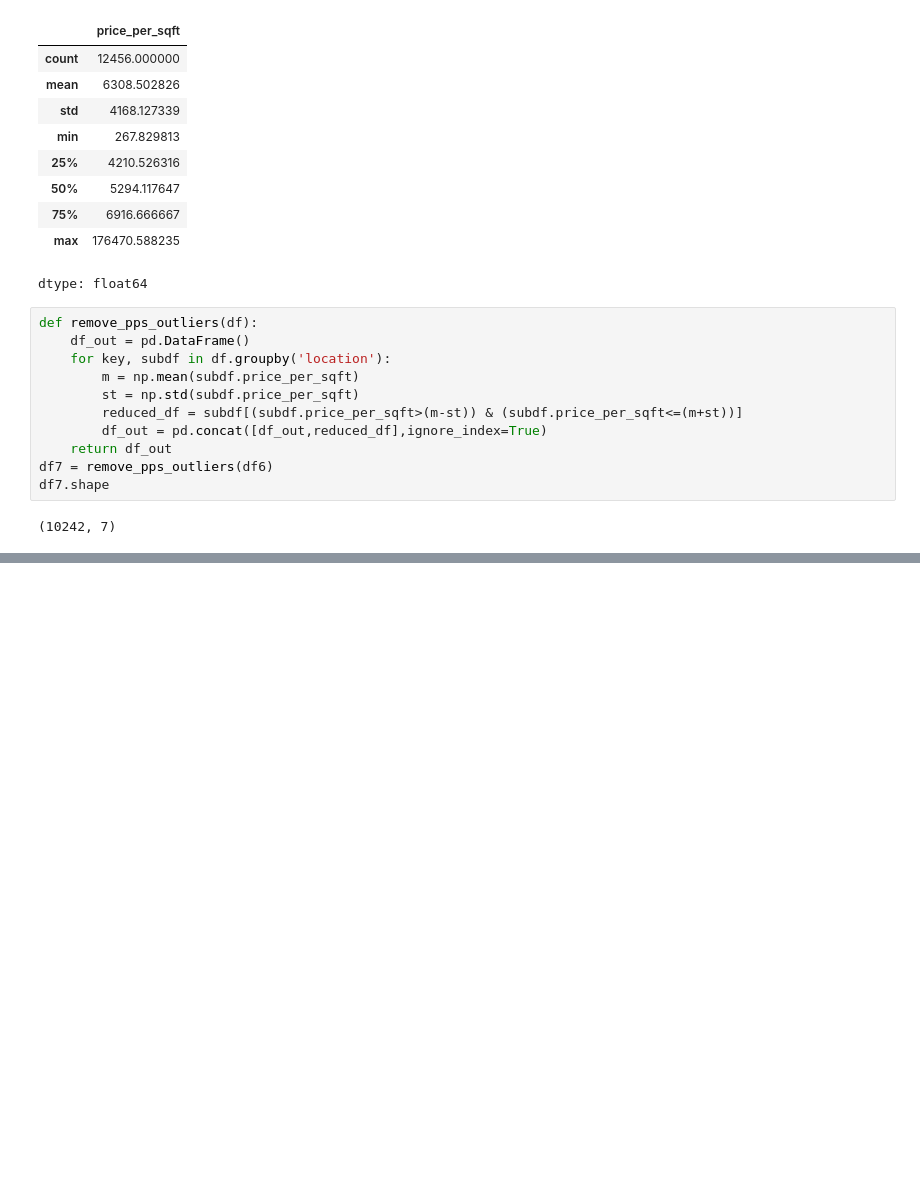
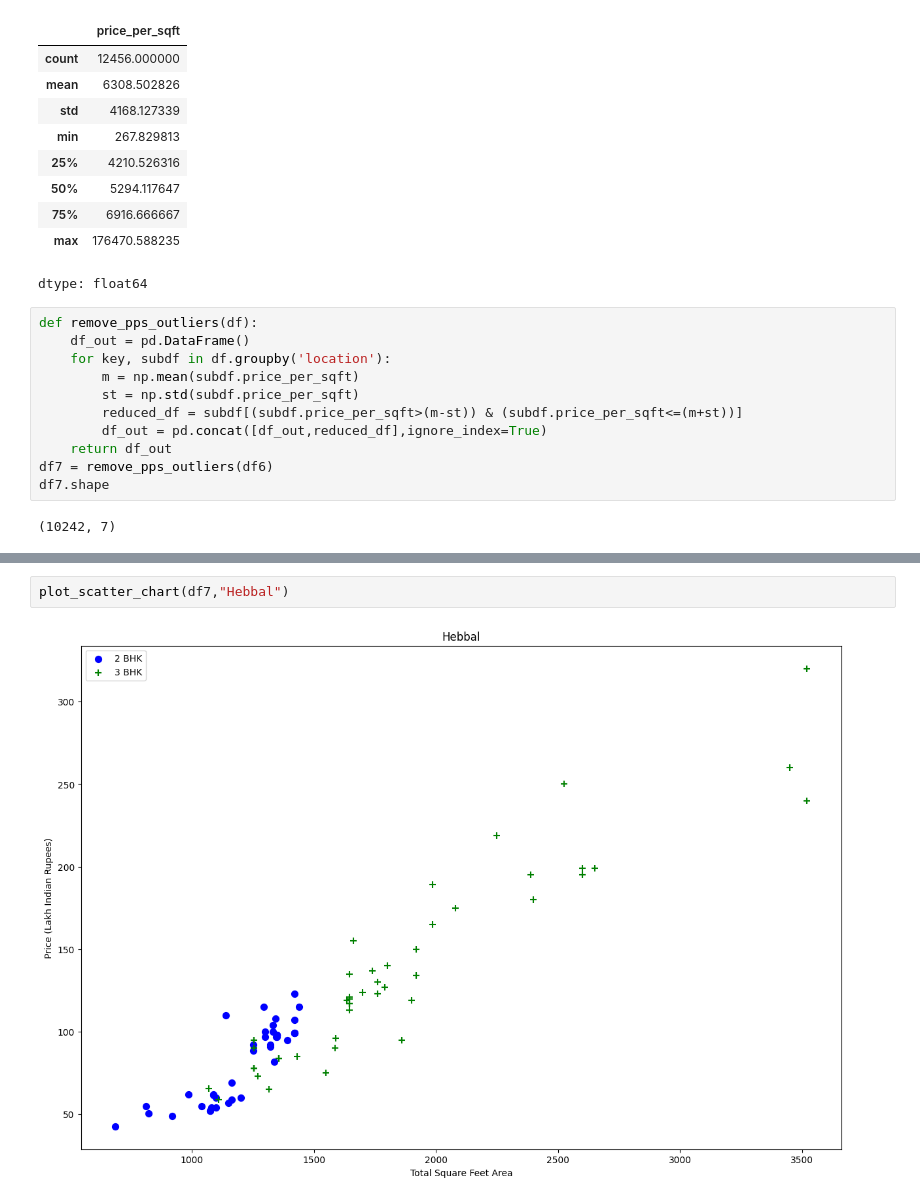
Before and after one commit to NarendarB0152/VignanUniversityWorkShop, a Jupyter notebook: Project/Project.ipynb, the cells around one changed output, grey strips where cells are left out. Cells and saved outputs as stored; diff of their text form; blank space fills up the shorter version.

```diff
--- a/Project/Project.ipynb
+++ b/Project/Project.ipynb
@@ -401,0 +417,4 @@ df7.shape
+# %%
+plot_scatter_chart(df7,"Hebbal")
+# %% [output]
+[figure, added]
```
Also changed, not shown: parts of 5 cells of this notebook.
